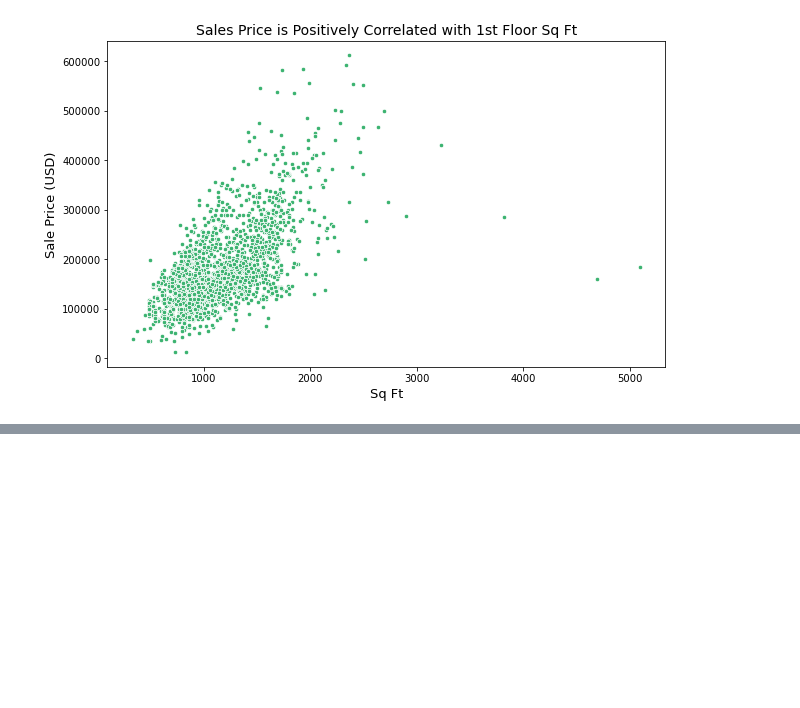
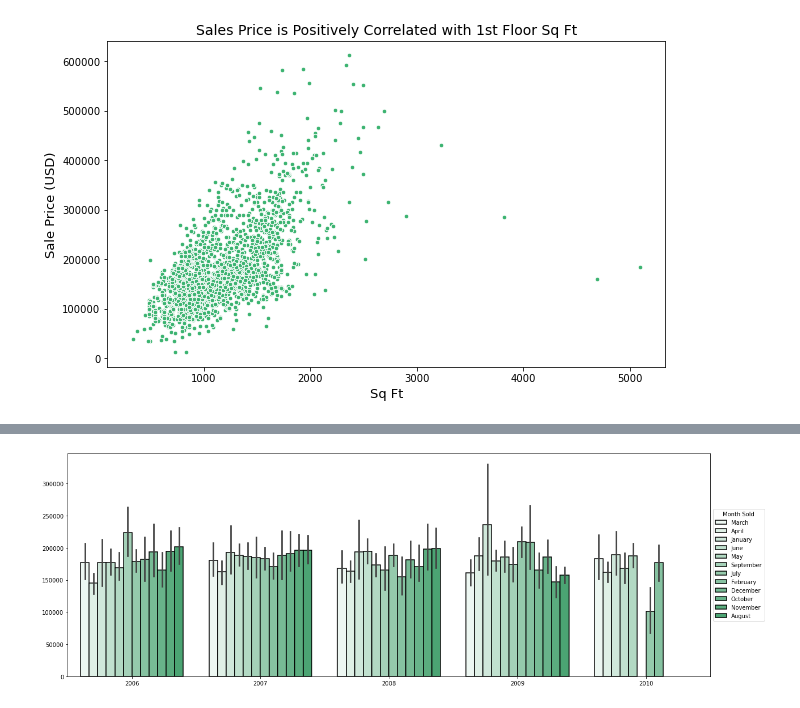
Before and after one commit to jlu90/Predicting-House-Prices-with-Linear-Regression, a Jupyter notebook: lutes_cleaning_notebook.ipynb, the cells around one changed output, grey strips where cells are left out. Cells and saved outputs as stored; diff of their text form; code cells hidden in the pictures; blank space fills up the shorter version.

```diff
--- a/lutes_cleaning_notebook.ipynb
+++ b/lutes_cleaning_notebook.ipynb
@@ -714,0 +725,6 @@ create_scatter(df = housing, x_col = '1st Flr SF', y_col = 'SalePrice', title =
+# %%
+create_bar(housing, 'Yr Sold', 'SalePrice', title='', x_label = '', y_label = '', hue = 'Mo Sold', plot_size = (18, 6), color = 'mediumseagreen')
+plt.legend(loc='center left', bbox_to_anchor=(1.0, 0.5),title ='Month Sold')
+plt.tight_layout()
+# %% [output]
+[figure, added]
```
Also changed, not shown: parts of 6 cells of this notebook.
